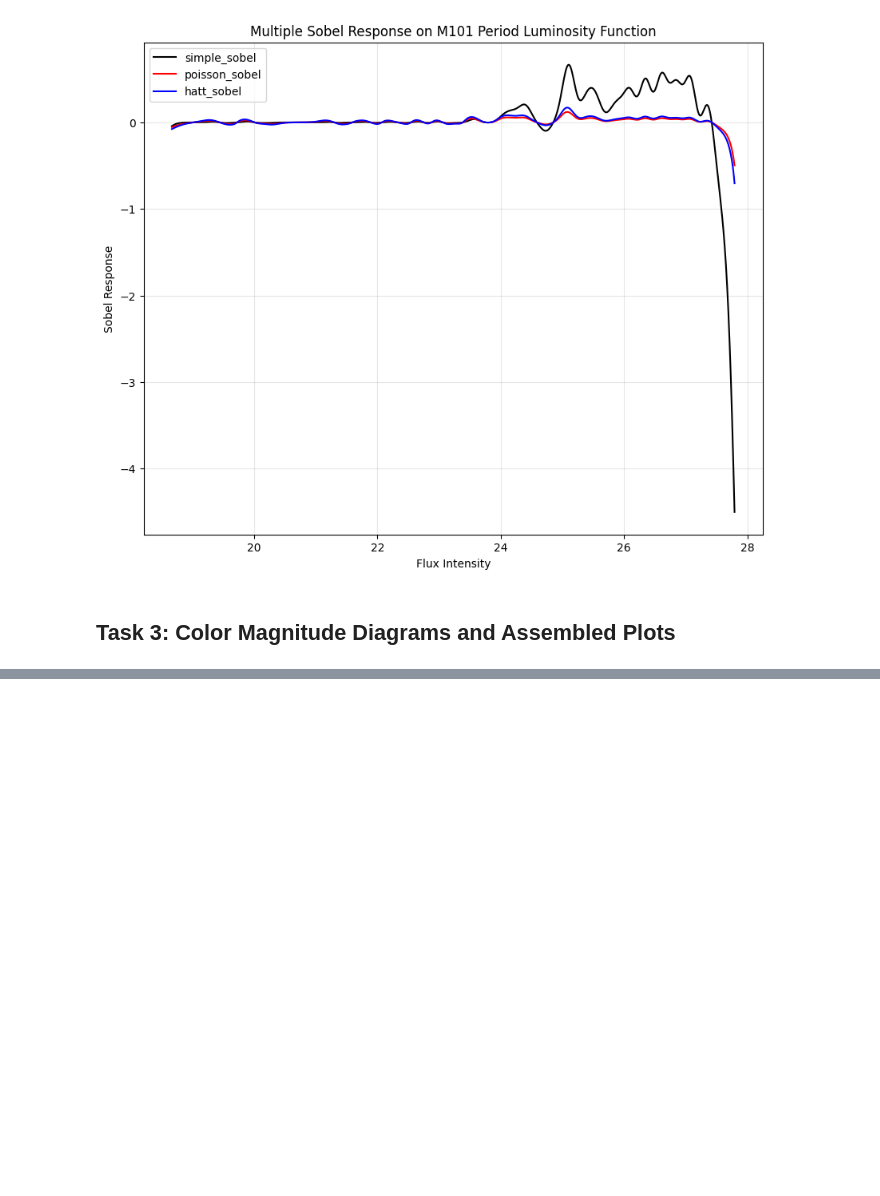
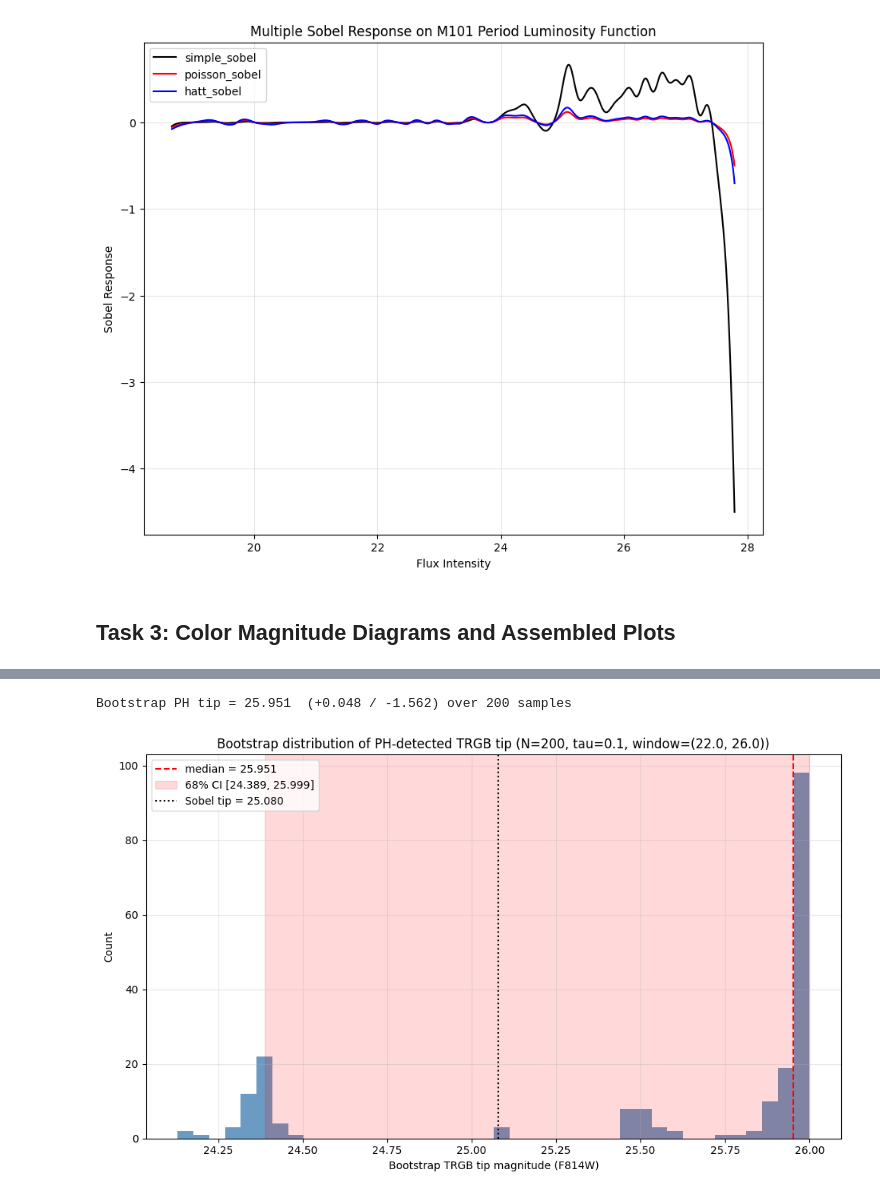
Before and after one commit to gurnoorssandhu/TRGB-Data-Analysis, a Jupyter notebook: analysis.ipynb, the cells around one changed output, grey strips where cells are left out. Cells and saved outputs as stored; diff of their text form; code cells hidden in the pictures; blank space fills up the shorter version.

```diff
--- a/analysis.ipynb
+++ b/analysis.ipynb
@@ -175,0 +304,39 @@ fig.tight_layout()
+# %%
+rng = np.random.default_rng(42)
+N_BOOT = 200
+TAU = 0.10
+
+mag_arr = data['inst_vega_mag2'].values
+err_arr = data['mag2_err'].values
+n = len(mag_arr)
+
+boot_tips = []
+for b in range(N_BOOT):
+    idx = rng.integers(0, n, size=n)
+    sample = mag_arr[idx] + rng.normal(0, err_arr[idx])
+    Yb, Xb = gloess(sample, TAU)
+    tip_b, _, _, _ = ph_tip(Xb, Yb, mag_window=RGB_WINDOW)
+    boot_tips.append(tip_b)
+
+boot_tips = np.array(boot_tips)
+boot_tips = boot_tips[np.isfinite(boot_tips)]
+
+med = np.median(boot_tips)
+lo, hi = np.percentile(boot_tips, [16, 84])
+print(f"Bootstrap PH tip = {med:.3f}  (+{hi-med:.3f} / -{med-lo:.3f}) over {len(boot_tips)} samples")
+
+fig, ax = plt.subplots(figsize=(10, 6))
+ax.hist(boot_tips, bins=40, color='steelblue', alpha=0.8)
+ax.axvline(med, color='red', linestyle='--', label=f'median = {med:.3f}')
+ax.axvspan(lo, hi, color='red', alpha=0.15, label=f'68% CI [{lo:.3f}, {hi:.3f}]')
+ax.axvline(sobel_mag, color='black', linestyle=':', label=f'Sobel tip = {sobel_mag:.3f}')
+ax.set_xlabel('Bootstrap TRGB tip magnitude (F814W)')
+ax.set_ylabel('Count')
+ax.set_title(f'Bootstrap distribution of PH-detected TRGB tip (N={len(boot_tips)}, tau={TAU}, window={RGB_WINDOW})')
+ax.legend()
+ax.grid(True, alpha=0.3)
+fig.tight_layout()
+fig.savefig('TRGB Persistent Homology Bootstrap')
+# %% [output]
+Bootstrap PH tip = 25.951  (+0.048 / -1.562) over 200 samples
+[figure, added]
```
Also changed, not shown: parts of 6 cells of this notebook, 3 other files.
